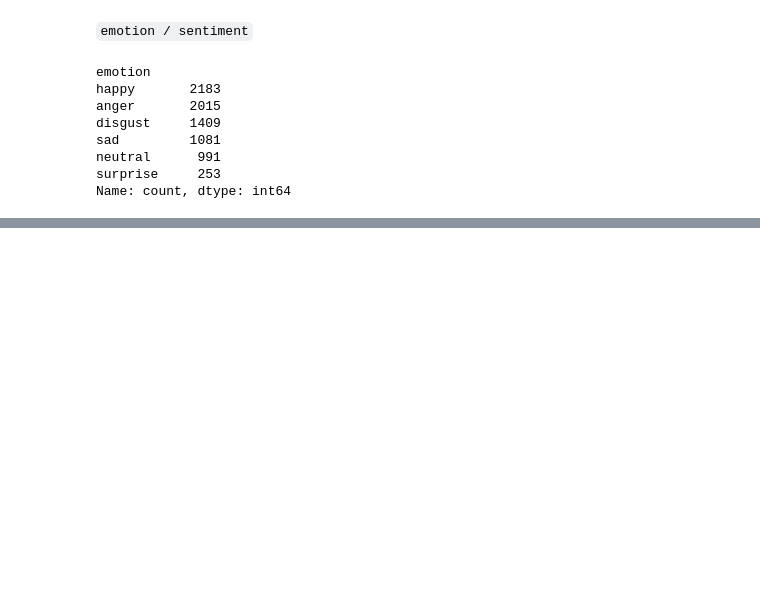
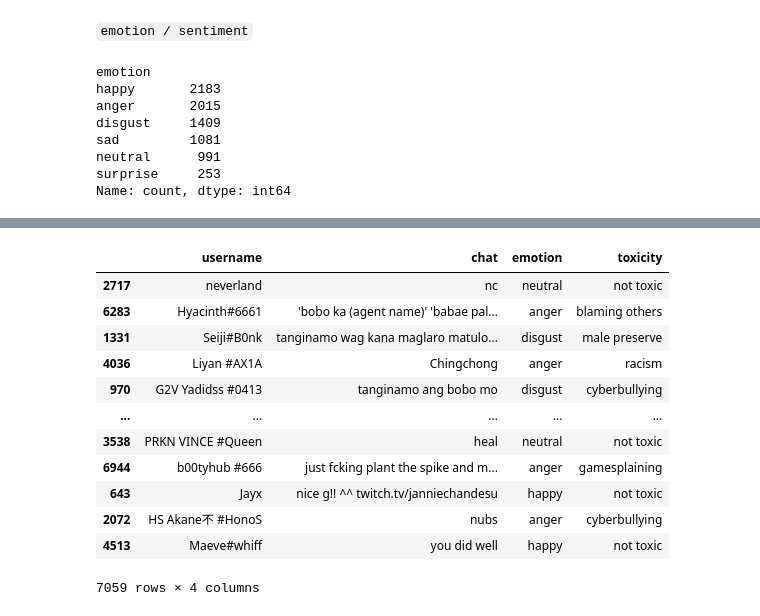
Before and after one commit to cooldragon12/model-multitask-learning, a Jupyter notebook: src/model.mtl.ipynb, the cells around one changed output, grey strips where cells are left out. Saved outputs shown, nothing was run; the diff lists cells and outputs as text; code cells hidden in the pictures; blank space fills up the shorter version.

```diff
--- a/src/model.mtl.ipynb
+++ b/src/model.mtl.ipynb
@@ -186,0 +340,16 @@ ValueError: Using a target size (torch.Size([16, 17])) that is different to the
+# %%
+train
+# %% [output]
+|  | username | chat | emotion | toxicity |
+| 2717 | neverland | nc | neutral | not toxic |
+| 6283 | Hyacinth#6661 | 'bobo ka (agent name)' 'babae pal... | anger | blaming others |
+| 1331 | Seiji#B0nk | tanginamo wag kana maglaro matulo... | disgust | male preserve |
+| 4036 | Liyan #AX1A | Chingchong | anger | racism |
+| 970 | G2V Yadidss #0413 | tanginamo ang bobo mo | disgust | cyberbullying |
+| ... | ... | ... | ... | ... |
+| 3538 | PRKN VINCE #Queen | heal | neutral | not toxic |
+| 6944 | b00tyhub #666 | just fcking plant the spike and m... | anger | gamesplaining |
+| 643 | Jayx | nice g!! ^^ twitch.tv/janniechandesu | happy | not toxic |
+| 2072 | HS Akane不 #HonoS | nubs | anger | cyberbullying |
+| 4513 | Maeve#whiff | you did well | happy | not toxic |
+7059 rows × 4 columns
```
Also changed, not shown: parts of 45 cells of this notebook, 20 other files.
